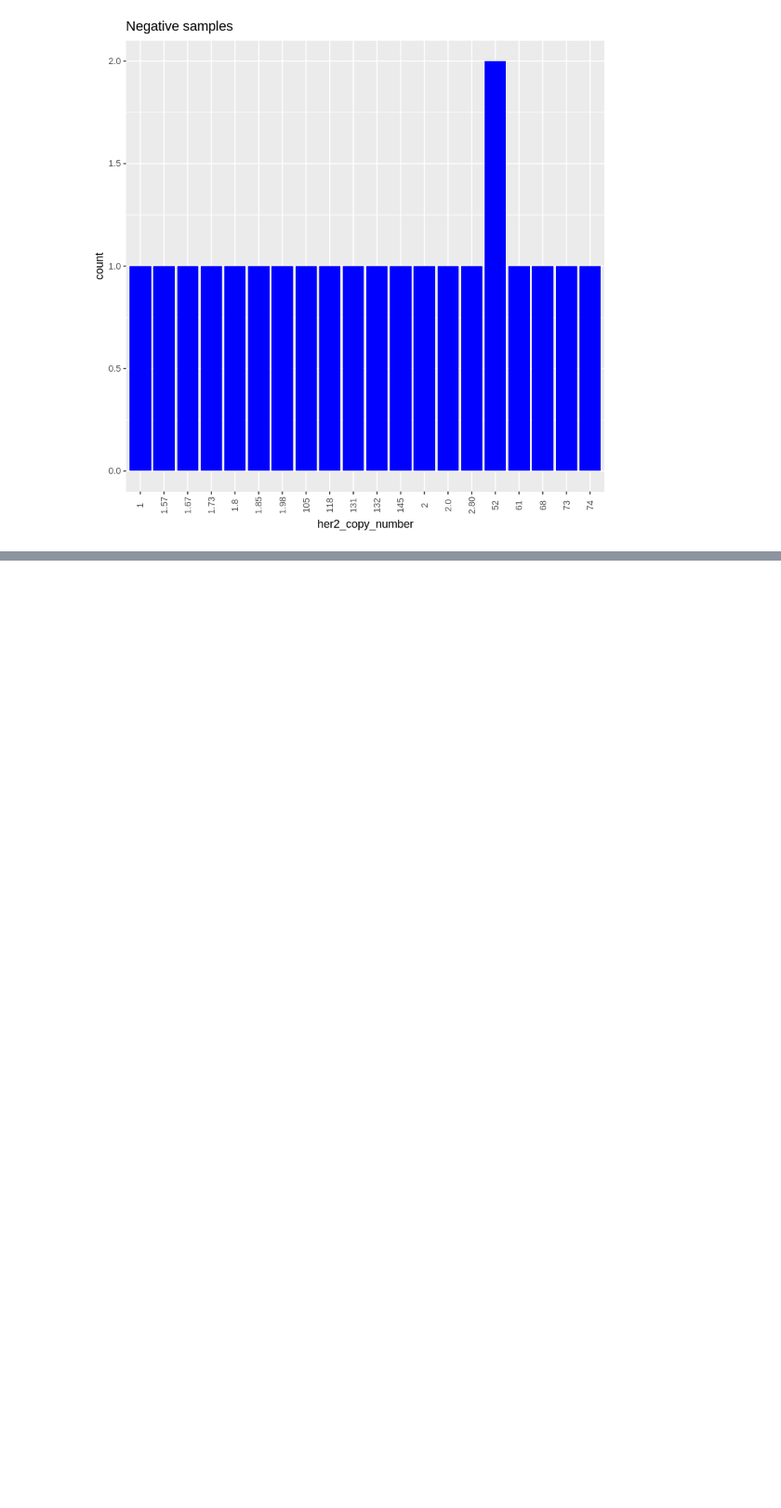
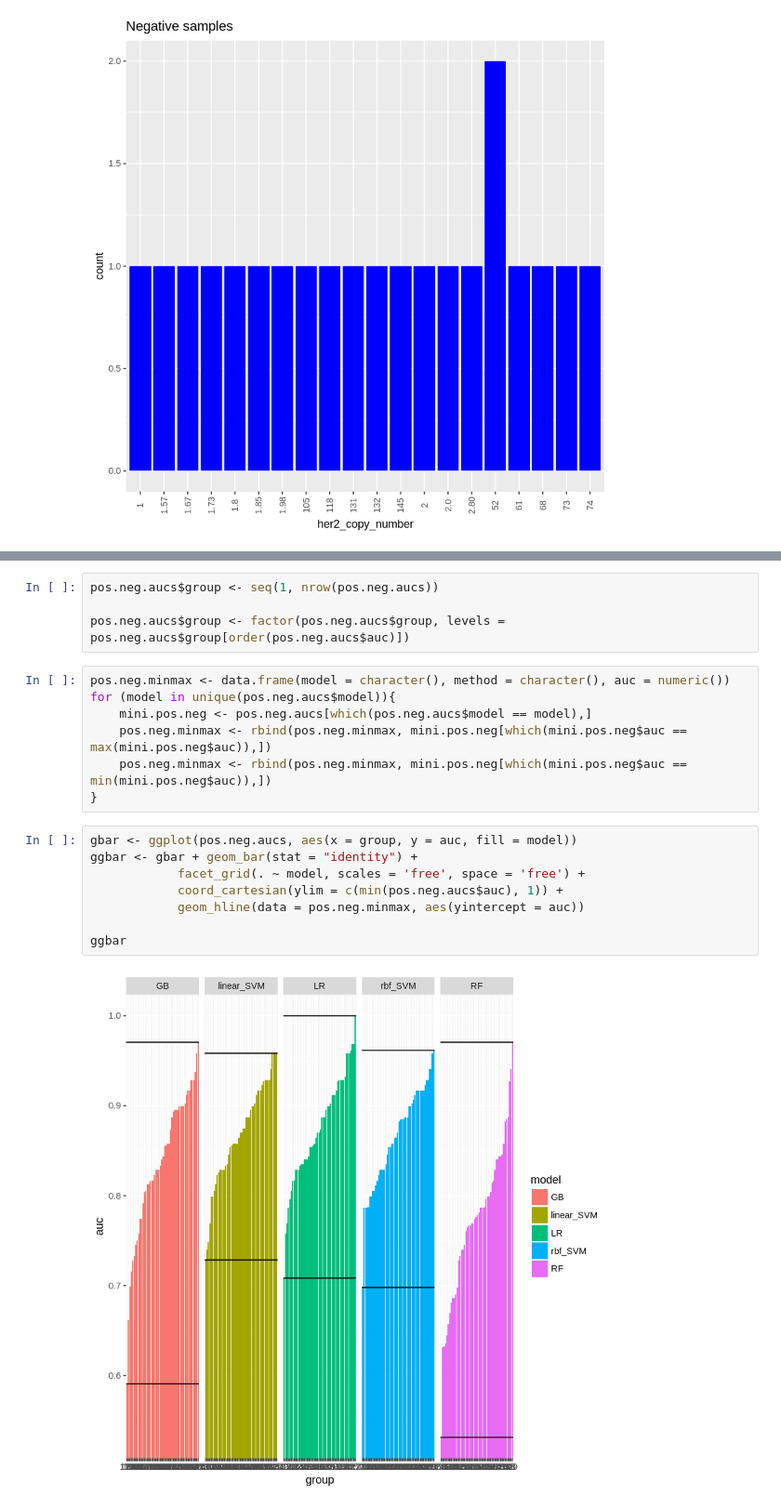
Before and after one commit to zence/SCCR, a Jupyter notebook: notebooks/pos_neg_equivocal.ipynb, the cells around one changed output, grey strips where cells are left out. Shown at 93% size. Cells and saved outputs as stored; diff of their text form; blank space fills up the shorter version.

```diff
--- a/notebooks/pos_neg_equivocal.ipynb
+++ b/notebooks/pos_neg_equivocal.ipynb
@@ -201,0 +290,21 @@ ggbar
+# %%
+pos.neg.aucs$group <- seq(1, nrow(pos.neg.aucs))
+
+pos.neg.aucs$group <- factor(pos.neg.aucs$group, levels = pos.neg.aucs$group[order(pos.neg.aucs$auc)])
+# %%
+pos.neg.minmax <- data.frame(model = character(), method = character(), auc = numeric())
+for (model in unique(pos.neg.aucs$model)){
+    mini.pos.neg <- pos.neg.aucs[which(pos.neg.aucs$model == model),]
+    pos.neg.minmax <- rbind(pos.neg.minmax, mini.pos.neg[which(mini.pos.neg$auc == max(mini.pos.neg$auc)),])
+    pos.neg.minmax <- rbind(pos.neg.minmax, mini.pos.neg[which(mini.pos.neg$auc == min(mini.pos.neg$auc)),])
+}
+# %%
+gbar <- ggplot(pos.neg.aucs, aes(x = group, y = auc, fill = model))
+ggbar <- gbar + geom_bar(stat = "identity") +
+            facet_grid(. ~ model, scales = 'free', space = 'free') +
+            coord_cartesian(ylim = c(min(pos.neg.aucs$auc), 1)) +
+            geom_hline(data = pos.neg.minmax, aes(yintercept = auc))
+
+ggbar
+# %% [output]
+[figure, added]
```
Also changed, not shown: parts of 13 cells of this notebook, 1 other file.
